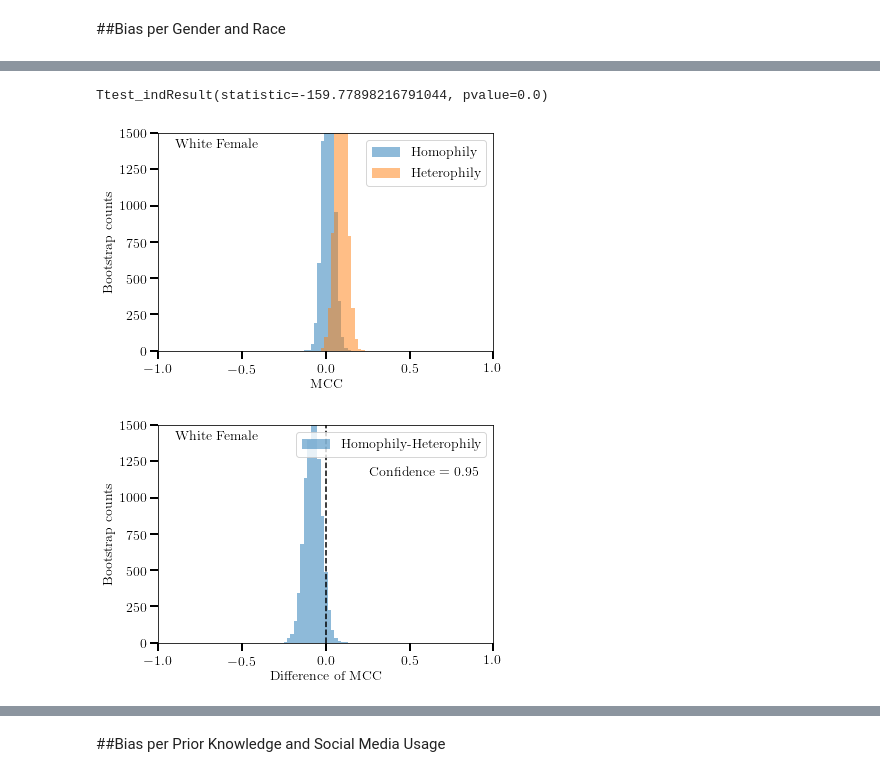
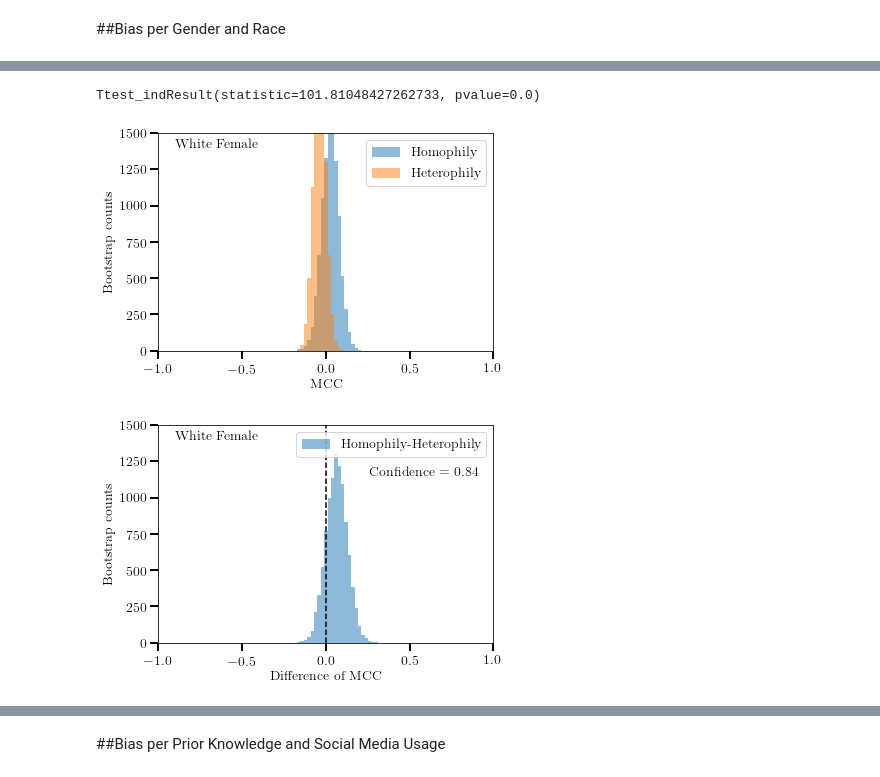
Before and after one commit to juniperlovato/DiverseMisinformationPaper, a Jupyter notebook: Bootstrapping_confusion_matrix.ipynb, the cells around one changed output, grey strips where cells are left out. Cells and saved outputs as stored; diff of their text form; code cells hidden in the pictures.

```diff
--- a/Bootstrapping_confusion_matrix.ipynb
+++ b/Bootstrapping_confusion_matrix.ipynb
@@ -258,21 +258,21 @@ Ttest_indResult(statistic=-68.52043673658744, pvalue=0.0)
 # %%
-# WhiteFemale_Heterophily	"[[318 102]
-#   [288 139]]"
-# WhiteFemale_Homophily	"[[344 121]
-#   [317 119]]"
+# WhiteFemale_Heterophily	"[[284 115]
+#   [263 90]]"
+# WhiteFemale_Homophily	"[[132 45]
+#   [148 57]]"
 
 #Argument key: TP,FN,FP,TN
-bootstrap_homoWF = generate_corrcoeff(344,121,317,119)
-bootstrap_heteroWF= generate_corrcoeff(318,102,288,139)
+bootstrap_homoWF = generate_corrcoeff(132,45,148,57)
+bootstrap_heteroWF= generate_corrcoeff(284,115,263,90)
 
 result_bias_WF = ttest_ind(bootstrap_homoWF,bootstrap_heteroWF,equal_var=False)
 print(result_bias_WF)
 
 #Argument key:  array and label, demographic array
 visualize_bootstrap(bootstrap_homoWF,'Homophily',bootstrap_heteroWF,'Heterophily', 'White Female')
 plot_difference_of_MCC(bootstrap_homoWF,bootstrap_heteroWF,'Homophily-Heterophily', 'White Female')
 # %% [output]
-Ttest_indResult(statistic=-159.77898216791044, pvalue=0.0)
+Ttest_indResult(statistic=101.81048427262733, pvalue=0.0)
-[figure, old version]
+[figure, new version]
-[figure, old version]
+[figure, new version]
 # %%
```
Also changed, not shown: parts of 52 cells of this notebook.
